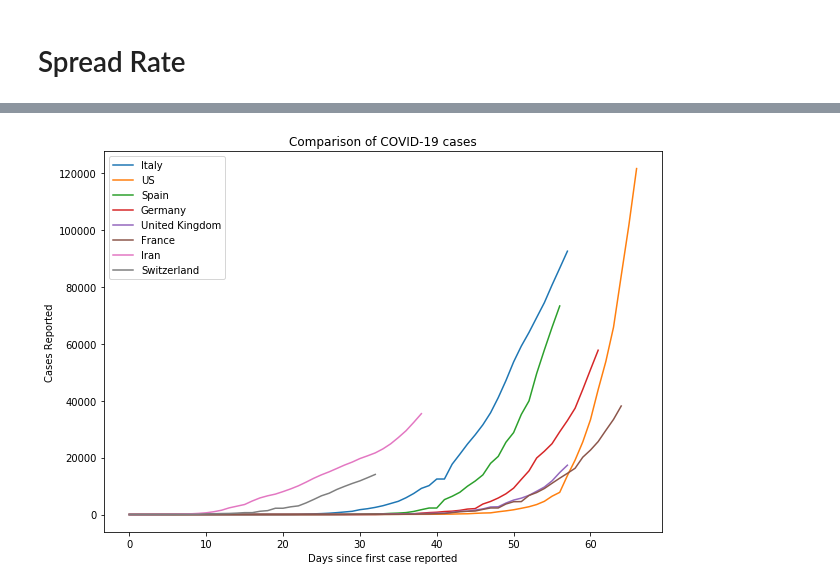
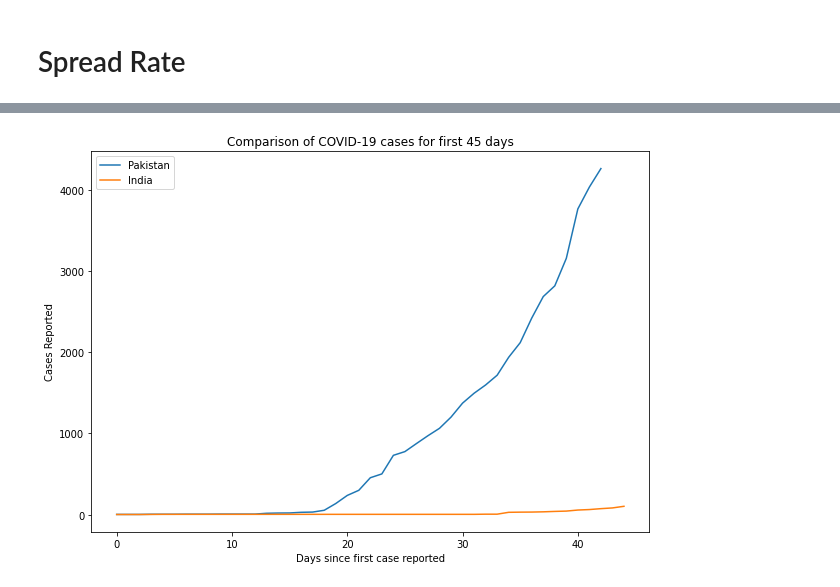
Before and after one commit to rhasnainanwar/COVID19_Insights, a Jupyter notebook: VirusSpread.ipynb, the cells around one changed output, grey strips where cells are left out. Saved outputs shown, nothing was run; the diff lists cells and outputs as text; code cells hidden in the pictures.

```diff
--- a/VirusSpread.ipynb
+++ b/VirusSpread.ipynb
@@ -10,7 +10,7 @@ warnings.filterwarnings('ignore')
 # %% [markdown]
 # Mortality Rate Correction
 # %%
-date = '03-28-2020'
+date = '04-08-2020'
 data = pd.read_csv('data/csse_covid_19_daily_reports/'+date+'.csv', sep=',')
 # %%
 def get_mortality_rates(data):
@@ -153,5 +160,5 @@ top_countries = ['Italy', 'US', 'Spain', 'Germany',
 # %%
-plot_country_spread(data_Confirmed, top_countries, 'cases')
+plot_country_spread(data_Confirmed, ['Pakistan', 'India'], 'cases', 45)
 # %% [output]
-[figure, old version]
+[figure, new version]
 # %%
```
Also changed, not shown: parts of 16 cells of this notebook, 35 other files.
